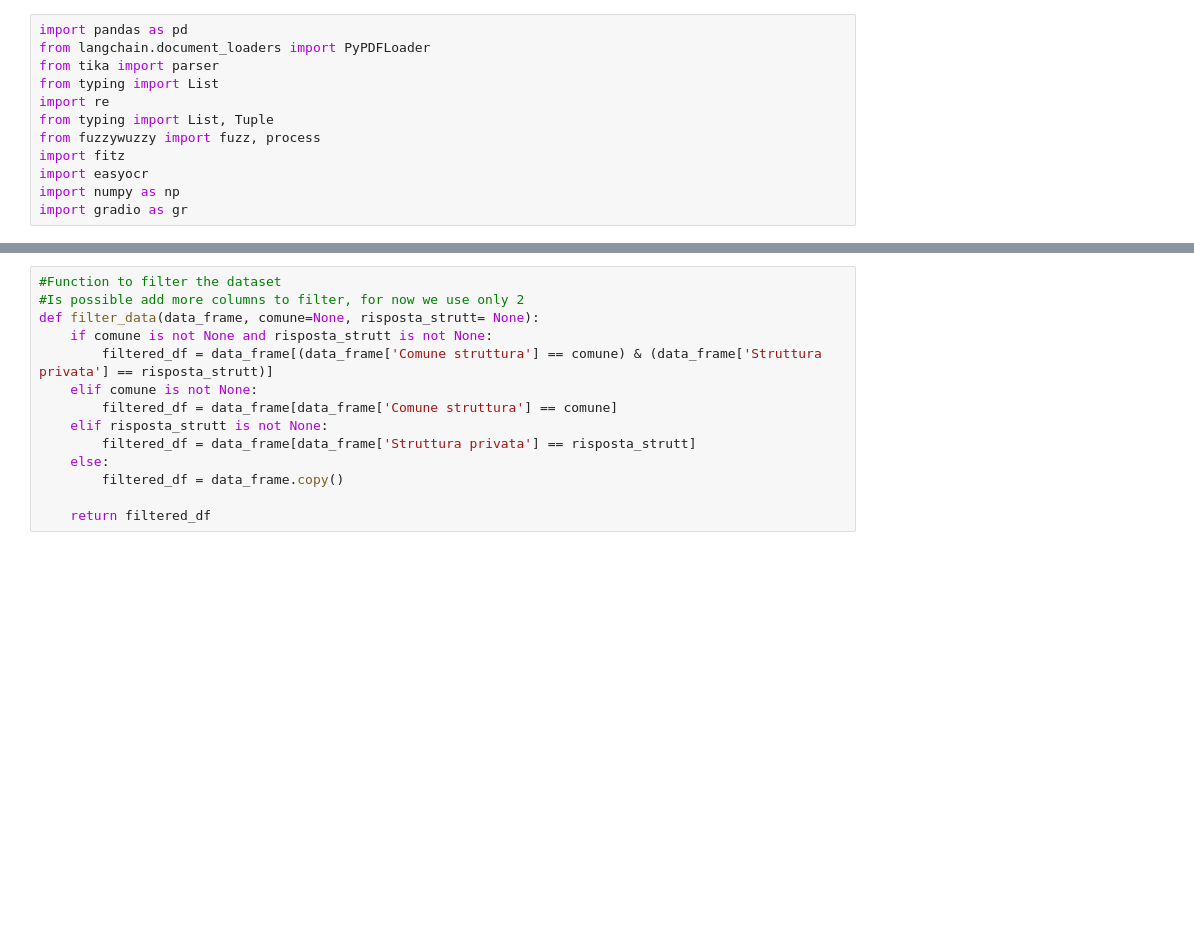
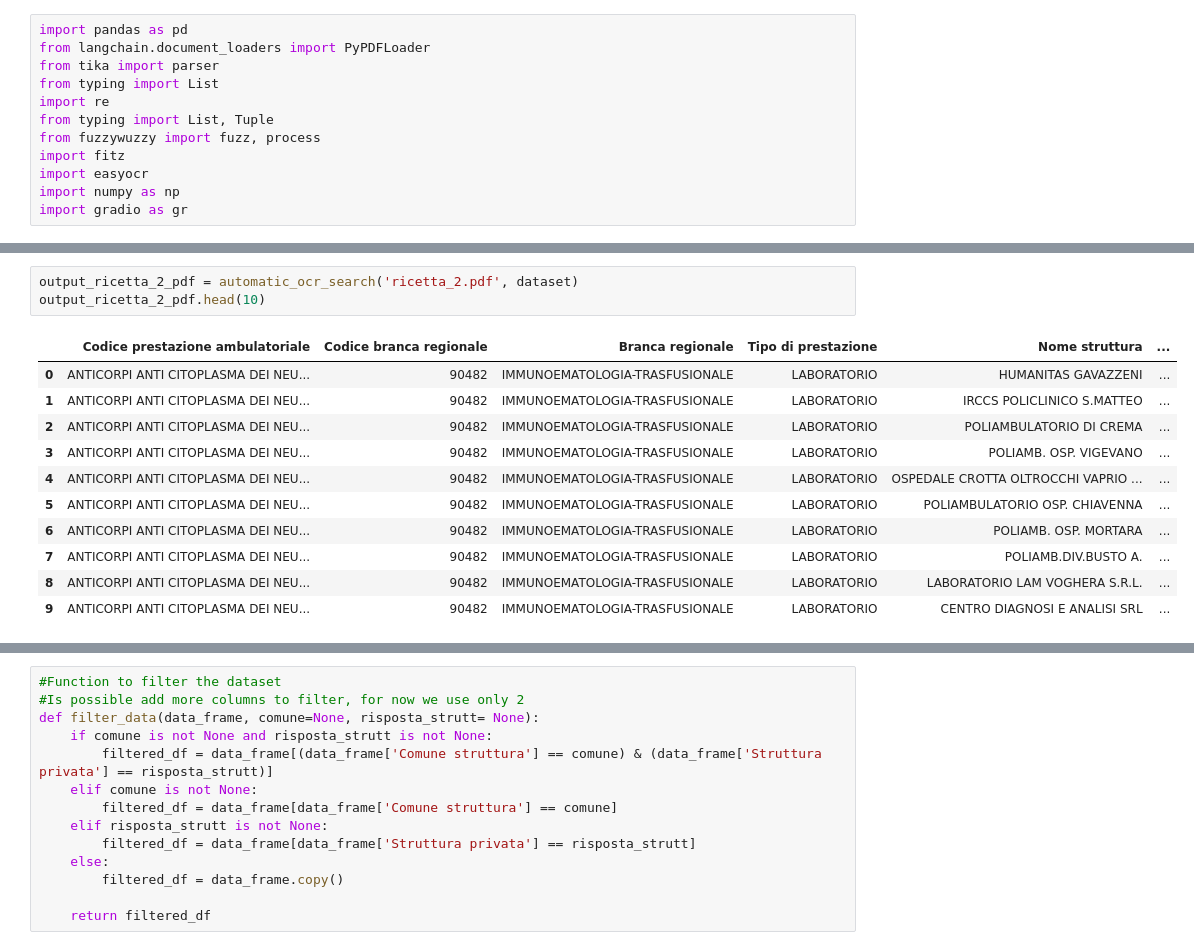
Before and after one commit to SimoneFarallo/Project_public_and_social_services, a Jupyter notebook: Extra_tools.ipynb, the cells around one changed output, grey strips where cells are left out. Cells and saved outputs as stored; diff of their text form; blank space fills up the shorter version.

```diff
--- a/Extra_tools.ipynb
+++ b/Extra_tools.ipynb
@@ -217 +149,16 @@ def match_recipe_to_dataset_and_create_df(file: str, dataset: pd.DataFrame) -> p
+# %%
+output_ricetta_2_pdf = automatic_ocr_search('ricetta_2.pdf', dataset)
+output_ricetta_2_pdf.head(10)
+# %% [output]
+|  | Codice prestazione ambulatoriale | Codice branca regionale | Branca regionale | Tipo di prestazione | Nome struttura | ... |
+| 0 | ANTICORPI ANTI CITOPLASMA DEI NEU... | 90482 | IMMUNOEMATOLOGIA-TRASFUSIONALE | LABORATORIO | HUMANITAS GAVAZZENI | ... |
+| 1 | ANTICORPI ANTI CITOPLASMA DEI NEU... | 90482 | IMMUNOEMATOLOGIA-TRASFUSIONALE | LABORATORIO | IRCCS POLICLINICO S.MATTEO | ... |
+| 2 | ANTICORPI ANTI CITOPLASMA DEI NEU... | 90482 | IMMUNOEMATOLOGIA-TRASFUSIONALE | LABORATORIO | POLIAMBULATORIO DI CREMA | ... |
+| 3 | ANTICORPI ANTI CITOPLASMA DEI NEU... | 90482 | IMMUNOEMATOLOGIA-TRASFUSIONALE | LABORATORIO | POLIAMB. OSP. VIGEVANO | ... |
+| 4 | ANTICORPI ANTI CITOPLASMA DEI NEU... | 90482 | IMMUNOEMATOLOGIA-TRASFUSIONALE | LABORATORIO | OSPEDALE CROTTA OLTROCCHI VAPRIO ... | ... |
+| 5 | ANTICORPI ANTI CITOPLASMA DEI NEU... | 90482 | IMMUNOEMATOLOGIA-TRASFUSIONALE | LABORATORIO | POLIAMBULATORIO OSP. CHIAVENNA | ... |
+| 6 | ANTICORPI ANTI CITOPLASMA DEI NEU... | 90482 | IMMUNOEMATOLOGIA-TRASFUSIONALE | LABORATORIO | POLIAMB. OSP. MORTARA | ... |
+| 7 | ANTICORPI ANTI CITOPLASMA DEI NEU... | 90482 | IMMUNOEMATOLOGIA-TRASFUSIONALE | LABORATORIO | POLIAMB.DIV.BUSTO A. | ... |
+| 8 | ANTICORPI ANTI CITOPLASMA DEI NEU... | 90482 | IMMUNOEMATOLOGIA-TRASFUSIONALE | LABORATORIO | LABORATORIO LAM VOGHERA S.R.L. | ... |
+| 9 | ANTICORPI ANTI CITOPLASMA DEI NEU... | 90482 | IMMUNOEMATOLOGIA-TRASFUSIONALE | LABORATORIO | CENTRO DIAGNOSI E ANALISI SRL | ... |
 # %%
```
Also changed, not shown: parts of 35 cells of this notebook, 1 other file.
